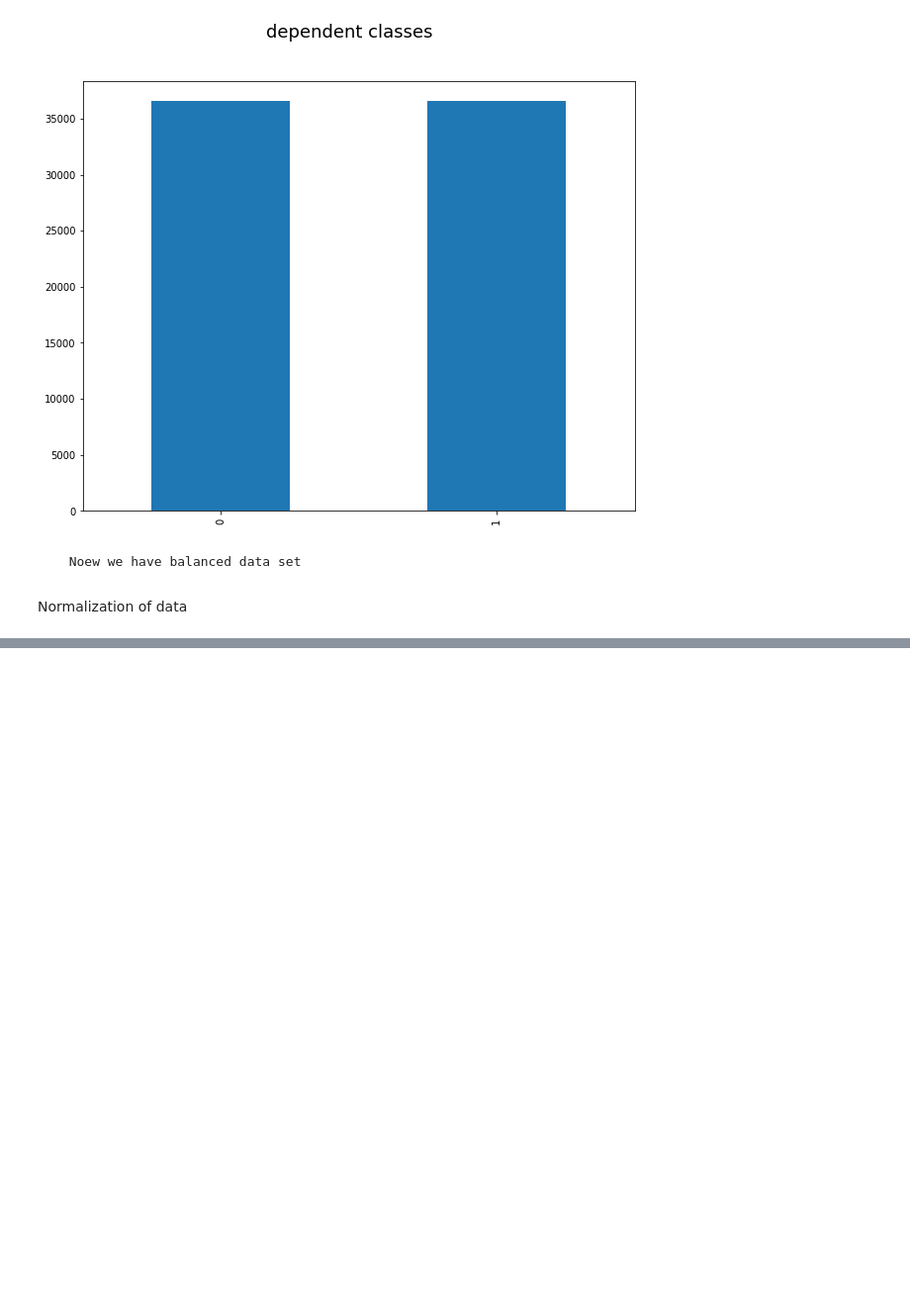
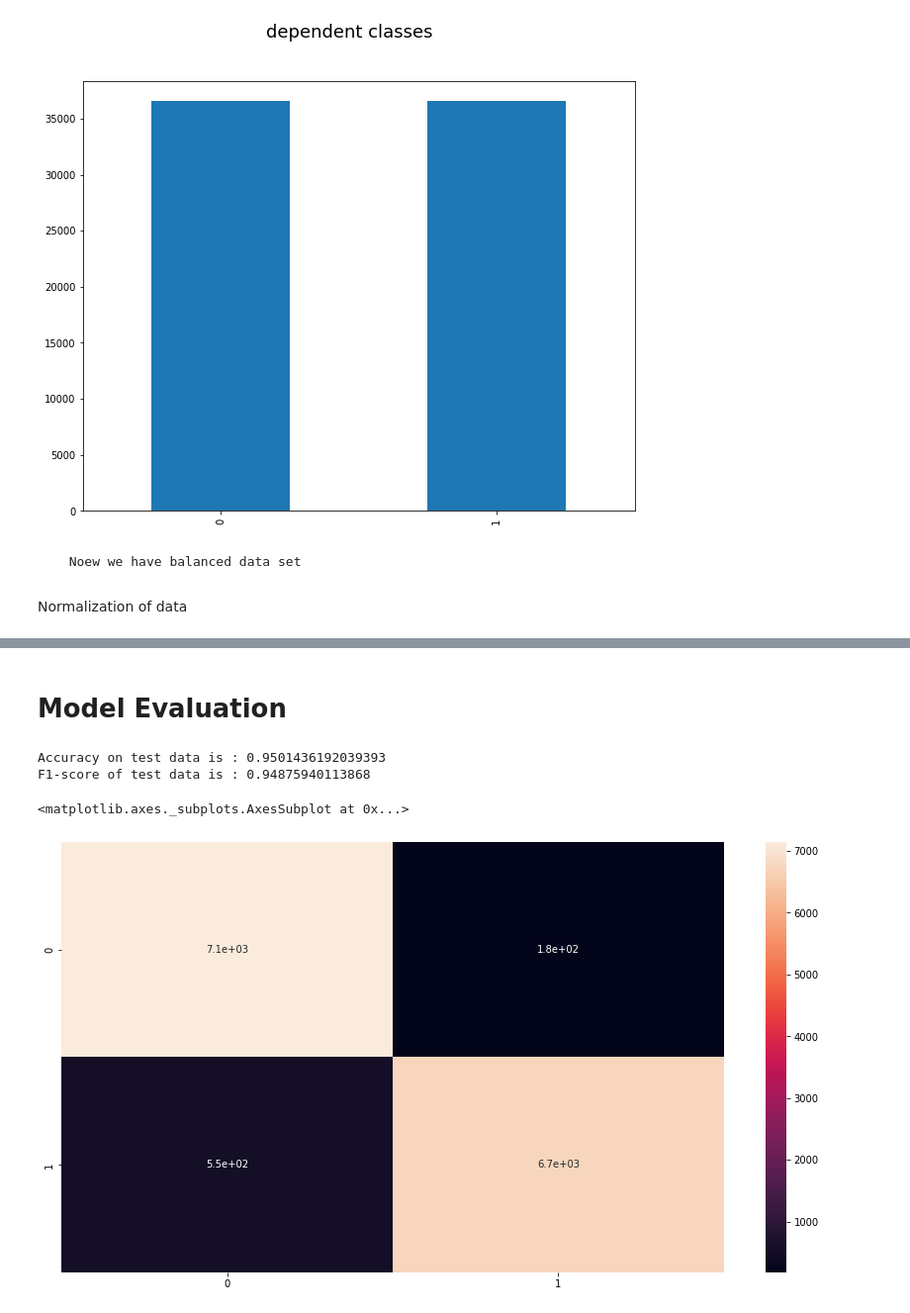
Before and after one commit to ajayn3300/Bank-Marketing-Effectiveness-Prediction---Classification, a Jupyter notebook: Bank_Marketing_Effectiveness_Prediction_Capstone_Project.ipynb, the cells around one changed output, grey strips where cells are left out. Shown at 99% size. Drawn from its saved outputs; the diff is of its cells as text; code cells hidden in the pictures; blank space fills up the shorter version.

```diff
--- a/Bank_Marketing_Effectiveness_Prediction_Capstone_Project.ipynb
+++ b/Bank_Marketing_Effectiveness_Prediction_Capstone_Project.ipynb
@@ -432,0 +468,3 @@ x
+# %%
+# creating x again
+X=X[columns]
@@ -432,0 +482,3 @@ x
+# %%
+from sklearn.model_selection import train_test_split
+X_train,X_test,Y_train,Y_test=train_test_split(X,Y,test_size=0.2,random_state=3)
@@ -432,0 +492,5 @@ x
+# %%
+#library
+from sklearn.linear_model import LogisticRegression
+model=LogisticRegression()
+model.fit(X_train,Y_train)
@@ -432,0 +506,19 @@ x
+# %% [markdown]
+# Model Evaluation
+# %%
+test_preds=model.predict(X_test)
+# %%
+from sklearn.metrics import accuracy_score,f1_score,confusion_matrix,classification_report
+
+print("Accuracy on test data is :",accuracy_score(Y_test,test_preds))
+print("F1-score of test data is :", f1_score(Y_test,test_preds))
+# %% [output]
+Accuracy on test data is : 0.9501436192039393
+F1-score of test data is : 0.94875940113868
+# %%
+#plot confusion matrix
+plt.figure(figsize=(15,8))
+sns.heatmap(confusion_matrix(Y_test,test_preds),annot=True)
+# %% [output]
+<matplotlib.axes._subplots.AxesSubplot at 0x...>
+[figure, added]
```
Also changed, not shown: parts of 22 cells of this notebook.
